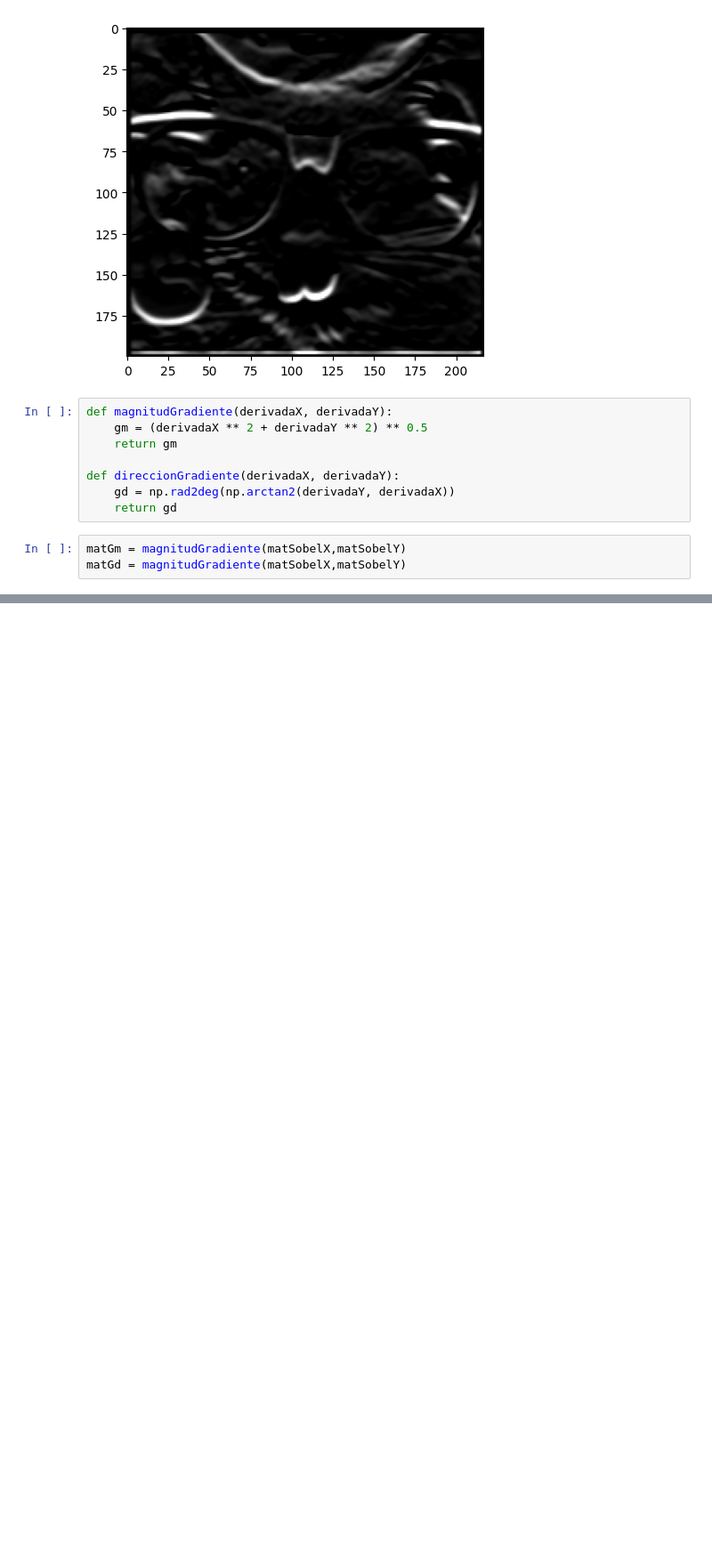
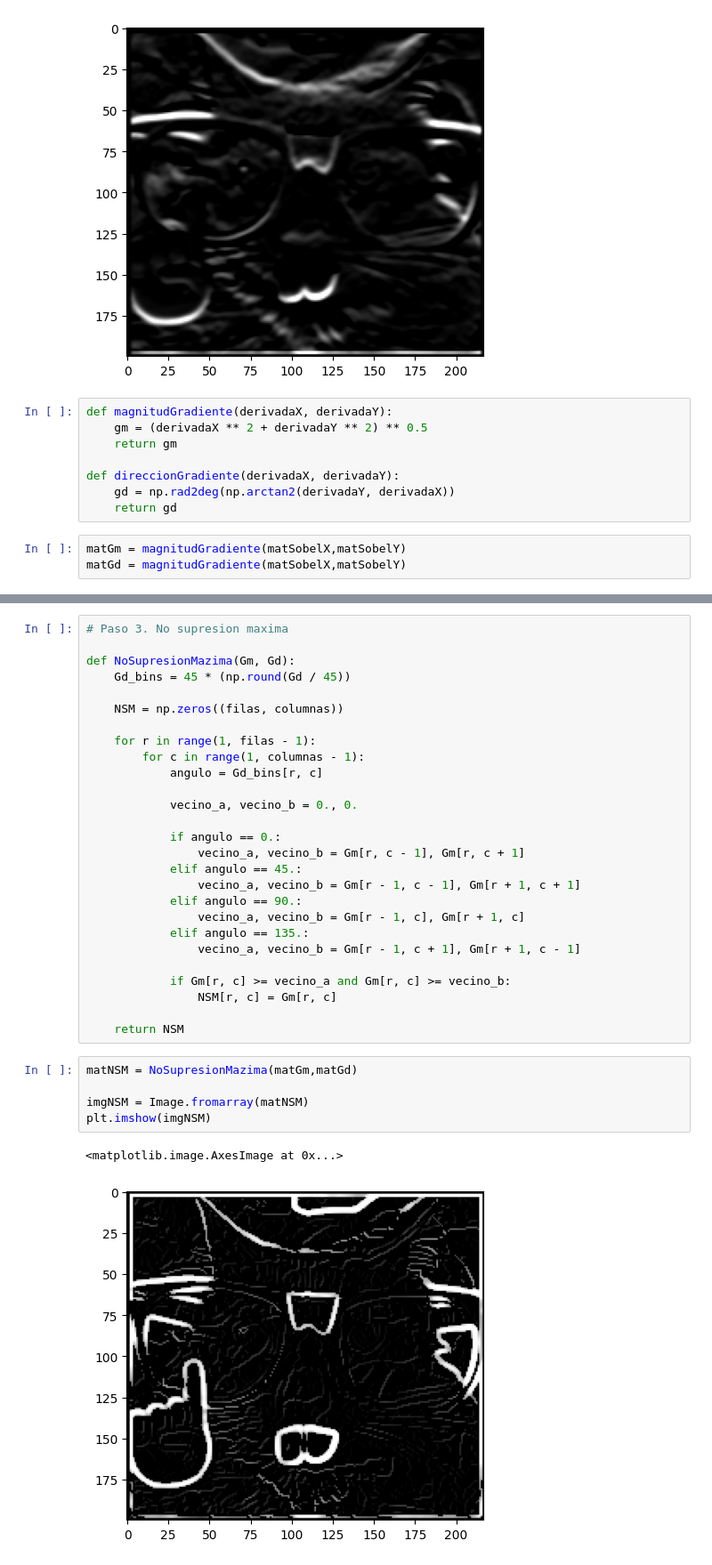
Before and after one commit to ValeriaJahzeel/Vision_Artificial, a Jupyter notebook: Tarea_1.3/TAR_VA_3_ValeriaJahzeelCastañonHernandez.ipynb, the cells around one changed output, grey strips where cells are left out. Shown at 89% size. Cells and saved outputs as stored; diff of their text form; blank space fills up the shorter version.

```diff
--- a/Tarea_1.3/TAR_VA_3_ValeriaJahzeelCastañonHernandez.ipynb
+++ b/Tarea_1.3/TAR_VA_3_ValeriaJahzeelCastañonHernandez.ipynb
@@ -119,3 +117,38 @@ plt.imshow(imgGd)
 # %% [output]
 <matplotlib.image.AxesImage at 0x...>
 [figure]
+# %%
+# Paso 3. No supresion maxima
+
+def NoSupresionMazima(Gm, Gd):
+    Gd_bins = 45 * (np.round(Gd / 45))
+
+    NSM = np.zeros((filas, columnas))
+
+    for r in range(1, filas - 1):
+        for c in range(1, columnas - 1):
+            angulo = Gd_bins[r, c]
+
+            vecino_a, vecino_b = 0., 0.
+
+            if angulo == 0.:
+                vecino_a, vecino_b = Gm[r, c - 1], Gm[r, c + 1]
+            elif angulo == 45.:
+                vecino_a, vecino_b = Gm[r - 1, c - 1], Gm[r + 1, c + 1]
+            elif angulo == 90.:
+                vecino_a, vecino_b = Gm[r - 1, c], Gm[r + 1, c]
+            elif angulo == 135.:
+                vecino_a, vecino_b = Gm[r - 1, c + 1], Gm[r + 1, c - 1]
+
+            if Gm[r, c] >= vecino_a and Gm[r, c] >= vecino_b:
+                NSM[r, c] = Gm[r, c]
+
+    return NSM
+# %%
+matNSM = NoSupresionMazima(matGm,matGd)
+
+imgNSM = Image.fromarray(matNSM)
+plt.imshow(imgNSM)
+# %% [output]
+<matplotlib.image.AxesImage at 0x...>
+[figure, added]
```
Also changed, not shown: parts of 5 cells of this notebook.
